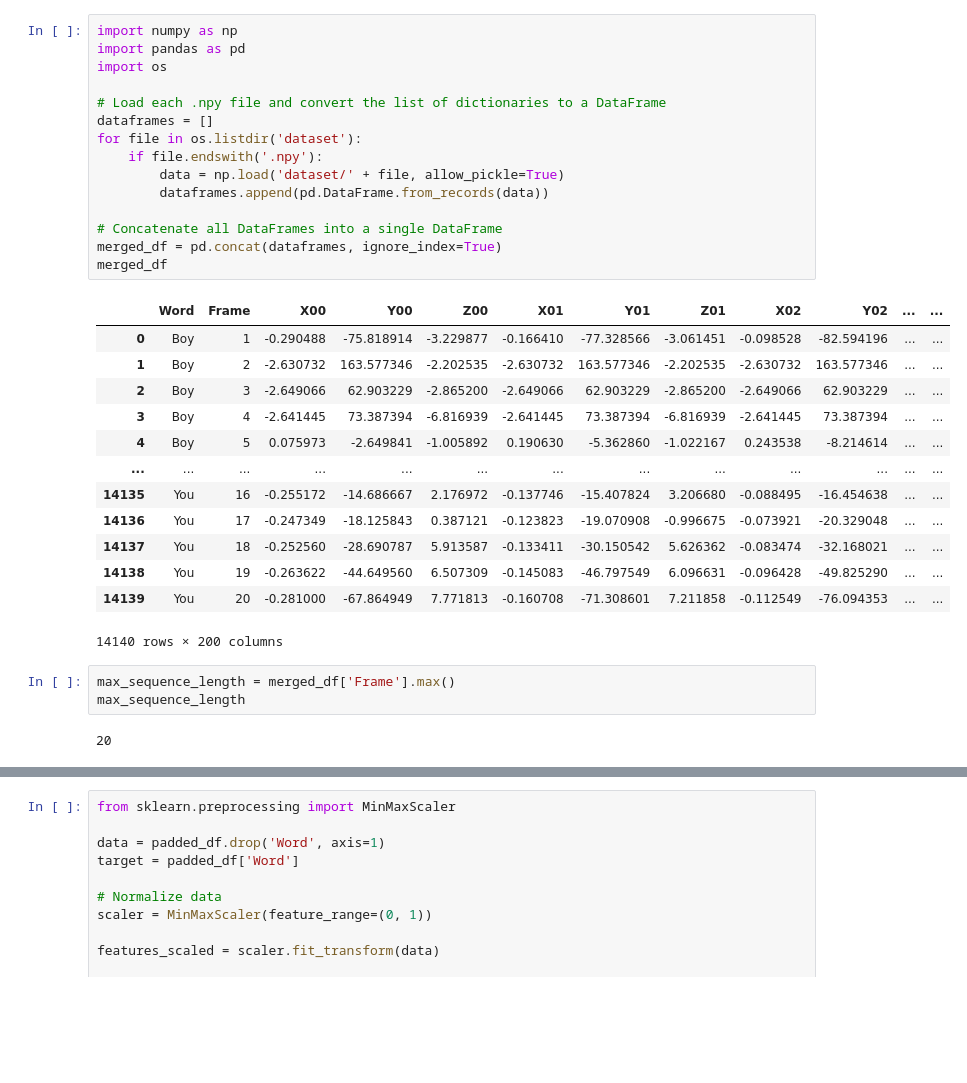
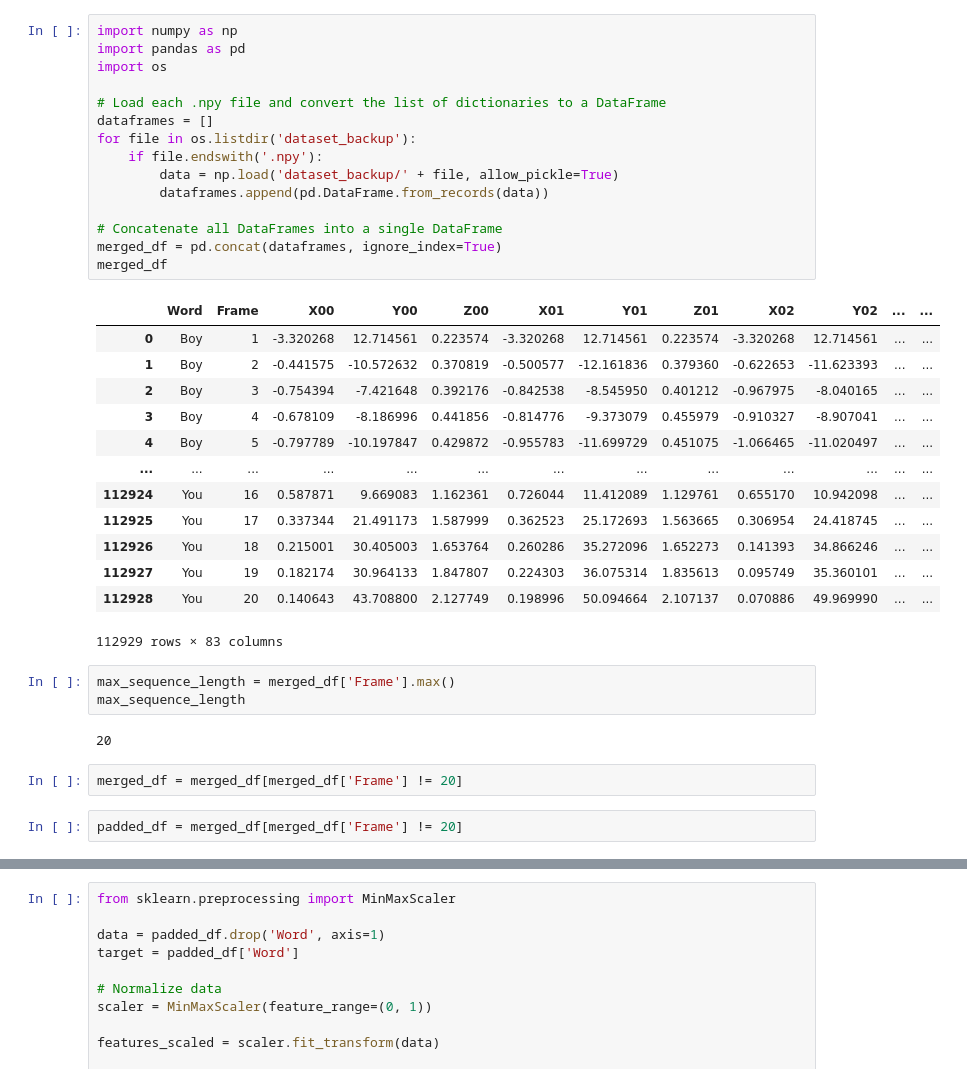
Before and after one commit to TranquilTanisha/Ishaara, a Jupyter notebook: dataset_generator/npy_to_df.ipynb, the cells around one changed output, grey strips where cells are left out. Drawn from its saved outputs; the diff is of its cells as text; blank space fills up the shorter version.

```diff
--- a/dataset_generator/npy_to_df.ipynb
+++ b/dataset_generator/npy_to_df.ipynb
@@ -1,34 +1,38 @@
 # %%
 import numpy as np
 import pandas as pd
 import os
 
 # Load each .npy file and convert the list of dictionaries to a DataFrame
 dataframes = []
-for file in os.listdir('dataset'):
+for file in os.listdir('dataset_backup'):
     if file.endswith('.npy'):
-        data = np.load('dataset/' + file, allow_pickle=True)
+        data = np.load('dataset_backup/' + file, allow_pickle=True)
         dataframes.append(pd.DataFrame.from_records(data))
 
 # Concatenate all DataFrames into a single DataFrame
 merged_df = pd.concat(dataframes, ignore_index=True)
 merged_df
 # %% [output]
 |  | Word | Frame | X00 | Y00 | Z00 | X01 | Y01 | Z01 | X02 | Y02 | ... | ... |
-| 0 | Boy | 1 | -0.290488 | -75.818914 | -3.229877 | -0.166410 | -77.328566 | -3.061451 | -0.098528 | -82.594196 | ... | ... |
-| 1 | Boy | 2 | -2.630732 | 163.577346 | -2.202535 | -2.630732 | 163.577346 | -2.202535 | -2.630732 | 163.577346 | ... | ... |
-| 2 | Boy | 3 | -2.649066 | 62.903229 | -2.865200 | -2.649066 | 62.903229 | -2.865200 | -2.649066 | 62.903229 | ... | ... |
-| 3 | Boy | 4 | -2.641445 | 73.387394 | -6.816939 | -2.641445 | 73.387394 | -6.816939 | -2.641445 | 73.387394 | ... | ... |
-| 4 | Boy | 5 | 0.075973 | -2.649841 | -1.005892 | 0.190630 | -5.362860 | -1.022167 | 0.243538 | -8.214614 | ... | ... |
+| 0 | Boy | 1 | -3.320268 | 12.714561 | 0.223574 | -3.320268 | 12.714561 | 0.223574 | -3.320268 | 12.714561 | ... | ... |
+| 1 | Boy | 2 | -0.441575 | -10.572632 | 0.370819 | -0.500577 | -12.161836 | 0.379360 | -0.622653 | -11.623393 | ... | ... |
+| 2 | Boy | 3 | -0.754394 | -7.421648 | 0.392176 | -0.842538 | -8.545950 | 0.401212 | -0.967975 | -8.040165 | ... | ... |
+| 3 | Boy | 4 | -0.678109 | -8.186996 | 0.441856 | -0.814776 | -9.373079 | 0.455979 | -0.910327 | -8.907041 | ... | ... |
+| 4 | Boy | 5 | -0.797789 | -10.197847 | 0.429872 | -0.955783 | -11.699729 | 0.451075 | -1.066465 | -11.020497 | ... | ... |
 | ... | ... | ... | ... | ... | ... | ... | ... | ... | ... | ... | ... | ... |
-| 14135 | You | 16 | -0.255172 | -14.686667 | 2.176972 | -0.137746 | -15.407824 | 3.206680 | -0.088495 | -16.454638 | ... | ... |
-| 14136 | You | 17 | -0.247349 | -18.125843 | 0.387121 | -0.123823 | -19.070908 | -0.996675 | -0.073921 | -20.329048 | ... | ... |
-| 14137 | You | 18 | -0.252560 | -28.690787 | 5.913587 | -0.133411 | -30.150542 | 5.626362 | -0.083474 | -32.168021 | ... | ... |
-| 14138 | You | 19 | -0.263622 | -44.649560 | 6.507309 | -0.145083 | -46.797549 | 6.096631 | -0.096428 | -49.825290 | ... | ... |
-| 14139 | You | 20 | -0.281000 | -67.864949 | 7.771813 | -0.160708 | -71.308601 | 7.211858 | -0.112549 | -76.094353 | ... | ... |
+| 112924 | You | 16 | 0.587871 | 9.669083 | 1.162361 | 0.726044 | 11.412089 | 1.129761 | 0.655170 | 10.942098 | ... | ... |
+| 112925 | You | 17 | 0.337344 | 21.491173 | 1.587999 | 0.362523 | 25.172693 | 1.563665 | 0.306954 | 24.418745 | ... | ... |
+| 112926 | You | 18 | 0.215001 | 30.405003 | 1.653764 | 0.260286 | 35.272096 | 1.652273 | 0.141393 | 34.866246 | ... | ... |
+| 112927 | You | 19 | 0.182174 | 30.964133 | 1.847807 | 0.224303 | 36.075314 | 1.835613 | 0.095749 | 35.360101 | ... | ... |
+| 112928 | You | 20 | 0.140643 | 43.708800 | 2.127749 | 0.198996 | 50.094664 | 2.107137 | 0.070886 | 49.969990 | ... | ... |
-14140 rows × 200 columns
+112929 rows × 83 columns
 # %%
 max_sequence_length = merged_df['Frame'].max()
 max_sequence_length
 # %% [output]
 20
+# %%
+merged_df = merged_df[merged_df['Frame'] != 20]
+# %%
+padded_df = merged_df[merged_df['Frame'] != 20]
```
Also changed, not shown: parts of 12 cells of this notebook, 16 other files.
